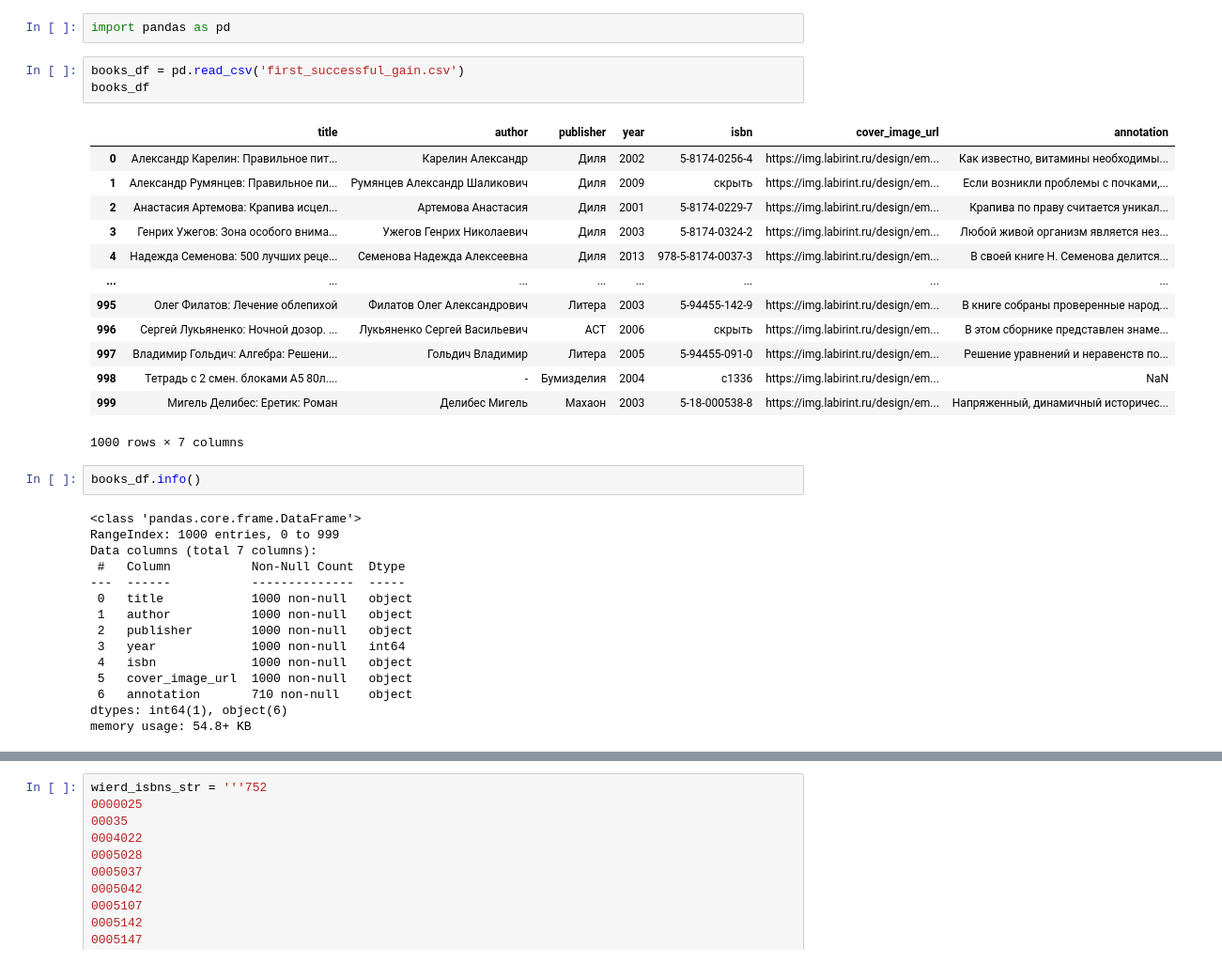
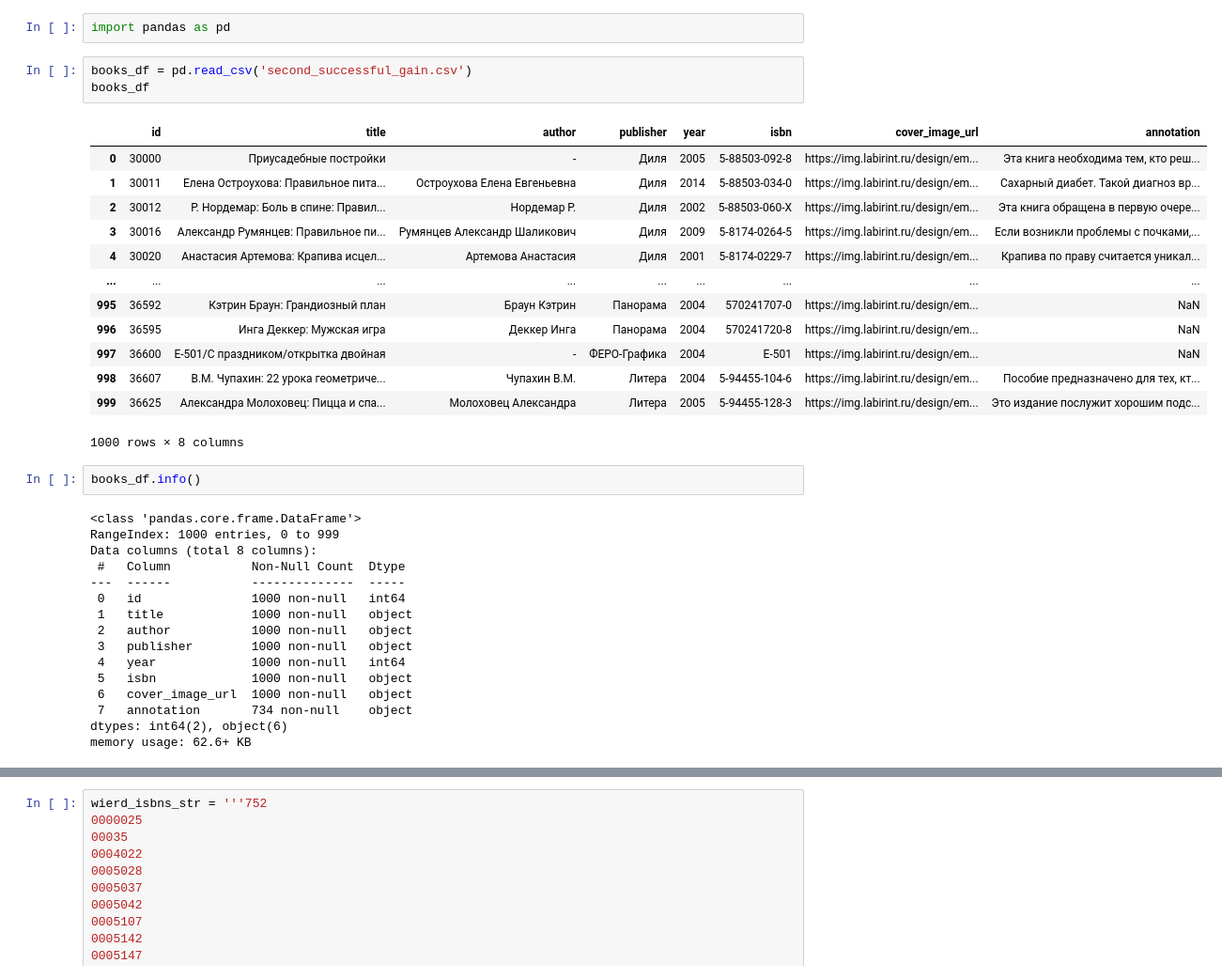
Before and after one commit to Books-space/research, a Jupyter notebook: parse_results_study.ipynb, the cells around one changed output, grey strips where cells are left out. Shown at 94% size. Saved outputs shown, nothing was run; the diff lists cells and outputs as text.

```diff
--- a/parse_results_study.ipynb
+++ b/parse_results_study.ipynb
@@ -1,39 +1,40 @@
 # %%
 import pandas as pd
 # %%
-books_df = pd.read_csv('first_successful_gain.csv')
+books_df = pd.read_csv('second_successful_gain.csv')
 books_df
 # %% [output]
-|  | title | author | publisher | year | isbn | cover_image_url | annotation |
-| 0 | Александр Карелин: Правильное пит... | Карелин Александр | Диля | 2002 | 5-8174-0256-4 | https://img.labirint.ru/design/em... | Как известно, витамины необходимы... |
-| 1 | Александр Румянцев: Правильное пи... | Румянцев Александр Шаликович | Диля | 2009 | скрыть | https://img.labirint.ru/design/em... | Если возникли проблемы с почками,... |
-| 2 | Анастасия Артемова: Крапива исцел... | Артемова Анастасия | Диля | 2001 | 5-8174-0229-7 | https://img.labirint.ru/design/em... | Крапива по праву считается уникал... |
-| 3 | Генрих Ужегов: Зона особого внима... | Ужегов Генрих Николаевич | Диля | 2003 | 5-8174-0324-2 | https://img.labirint.ru/design/em... | Любой живой организм является нез... |
-| 4 | Надежда Семенова: 500 лучших реце... | Семенова Надежда Алексеевна | Диля | 2013 | 978-5-8174-0037-3 | https://img.labirint.ru/design/em... | В своей книге Н. Семенова делится... |
-| ... | ... | ... | ... | ... | ... | ... | ... |
-| 995 | Олег Филатов: Лечение облепихой | Филатов Олег Александрович | Литера | 2003 | 5-94455-142-9 | https://img.labirint.ru/design/em... | В книге собраны проверенные народ... |
-| 996 | Сергей Лукьяненко: Ночной дозор. ... | Лукьяненко Сергей Васильевич | АСТ | 2006 | скрыть | https://img.labirint.ru/design/em... | В этом сборнике представлен знаме... |
-| 997 | Владимир Гольдич: Алгебра: Решени... | Гольдич Владимир | Литера | 2005 | 5-94455-091-0 | https://img.labirint.ru/design/em... | Решение уравнений и неравенств по... |
-| 998 | Тетрадь с 2 смен. блоками А5 80л.... | - | Бумизделия | 2004 | с1336 | https://img.labirint.ru/design/em... | NaN |
-| 999 | Мигель Делибес: Еретик: Роман | Делибес Мигель | Махаон | 2003 | 5-18-000538-8 | https://img.labirint.ru/design/em... | Напряженный, динамичный историчес... |
+|  | id | title | author | publisher | year | isbn | cover_image_url | annotation |
+| 0 | 30000 | Приусадебные постройки | - | Диля | 2005 | 5-88503-092-8 | https://img.labirint.ru/design/em... | Эта книга необходима тем, кто реш... |
+| 1 | 30011 | Елена Остроухова: Правильное пита... | Остроухова Елена Евгеньевна | Диля | 2014 | 5-88503-034-0 | https://img.labirint.ru/design/em... | Сахарный диабет. Такой диагноз вр... |
+| 2 | 30012 | Р. Нордемар: Боль в спине: Правил... | Нордемар Р. | Диля | 2002 | 5-88503-060-X | https://img.labirint.ru/design/em... | Эта книга обращена в первую очере... |
+| 3 | 30016 | Александр Румянцев: Правильное пи... | Румянцев Александр Шаликович | Диля | 2009 | 5-8174-0264-5 | https://img.labirint.ru/design/em... | Если возникли проблемы с почками,... |
+| 4 | 30020 | Анастасия Артемова: Крапива исцел... | Артемова Анастасия | Диля | 2001 | 5-8174-0229-7 | https://img.labirint.ru/design/em... | Крапива по праву считается уникал... |
+| ... | ... | ... | ... | ... | ... | ... | ... | ... |
+| 995 | 36592 | Кэтрин Браун: Грандиозный план | Браун Кэтрин | Панорама | 2004 | 570241707-0 | https://img.labirint.ru/design/em... | NaN |
+| 996 | 36595 | Инга Деккер: Мужская игра | Деккер Инга | Панорама | 2004 | 570241720-8 | https://img.labirint.ru/design/em... | NaN |
+| 997 | 36600 | Е-501/С праздником/открытка двойная | - | ФЕРО-Графика | 2004 | Е-501 | https://img.labirint.ru/design/em... | NaN |
+| 998 | 36607 | В.М. Чупахин: 22 урока геометриче... | Чупахин В.М. | Литера | 2004 | 5-94455-104-6 | https://img.labirint.ru/design/em... | Пособие предназначено для тех, кт... |
+| 999 | 36625 | Александра Молоховец: Пицца и спа... | Молоховец Александра | Литера | 2005 | 5-94455-128-3 | https://img.labirint.ru/design/em... | Это издание послужит хорошим подс... |
-1000 rows × 7 columns
+1000 rows × 8 columns
 # %%
 books_df.info()
 # %% [output]
 <class 'pandas.core.frame.DataFrame'>
 RangeIndex: 1000 entries, 0 to 999
-Data columns (total 7 columns):
+Data columns (total 8 columns):
  #   Column           Non-Null Count  Dtype
 ---  ------           --------------  -----
- 0   title            1000 non-null   object
- 1   author           1000 non-null   object
- 2   publisher        1000 non-null   object
- 3   year             1000 non-null   int64
- 4   isbn             1000 non-null   object
- 5   cover_image_url  1000 non-null   object
- 6   annotation       710 non-null    object
-dtypes: int64(1), object(6)
-memory usage: 54.8+ KB
+ 0   id               1000 non-null   int64
+ 1   title            1000 non-null   object
+ 2   author           1000 non-null   object
+ 3   publisher        1000 non-null   object
+ 4   year             1000 non-null   int64
+ 5   isbn             1000 non-null   object
+ 6   cover_image_url  1000 non-null   object
+ 7   annotation       734 non-null    object
+dtypes: int64(2), object(6)
+memory usage: 62.6+ KB
 # %%
 empty_author = books_df[books_df['author'] == '-']
 empty_author.info()
```
Also changed, not shown: parts of 12 cells of this notebook, 2 other files.
